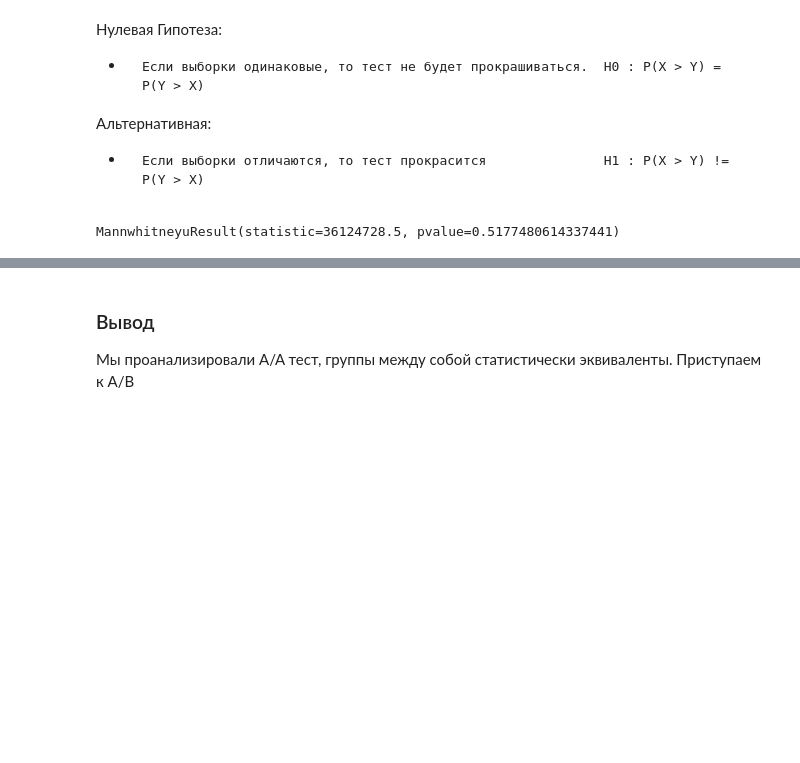
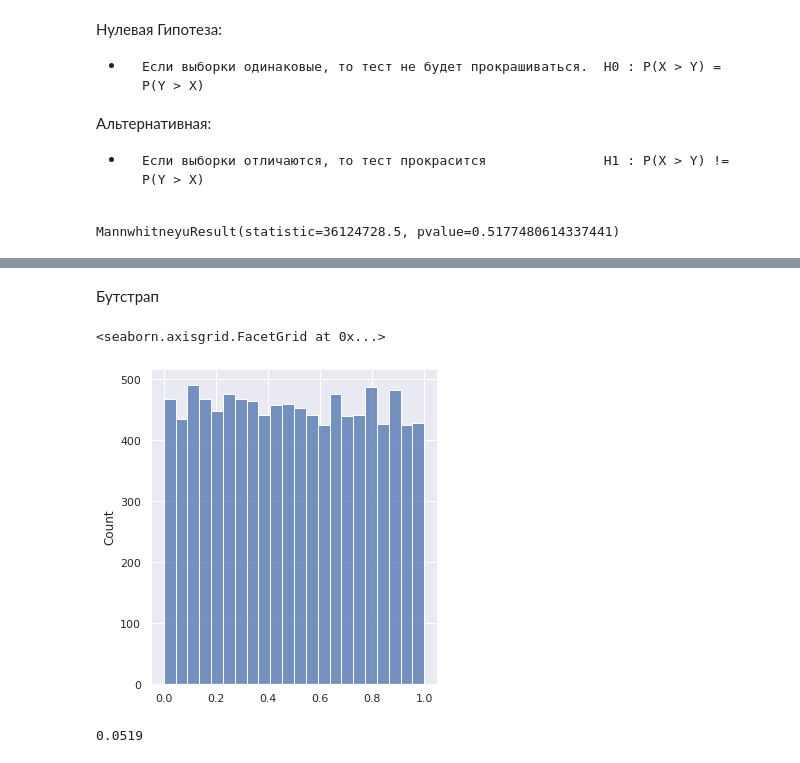
Before and after one commit to BorisloveeeeZ/analyst_cycle, a Jupyter notebook: A_B.ipynb, the cells around one changed output, grey strips where cells are left out. Saved outputs shown, nothing was run; the diff lists cells and outputs as text; code cells hidden in the pictures; blank space fills up the shorter version.

```diff
--- a/A_B.ipynb
+++ b/A_B.ipynb
@@ -166,3 +166,23 @@ B 49.37 % случаев A > B
-# %% [markdown]
-### Вывод
-Мы проанализировали A/A тест, группы между собой статистически эквиваленты. Приступаем к A/B
+# %% [markdown]
+Бутстрап
+# %%
+group_A = df[df['exp_group'] == 2]
+group_B = df[df['exp_group'] == 3]
+group_A_frac = 500 / len(group_A)
+group_B_frac = 500 / len(group_B)
+# %%
+pval = []
+for i in range(10000):
+    _, p_value = stats.ttest_ind(group_A.ctr.sample(frac = group_A_frac, replace = True),
+                              group_B.ctr.sample(frac = group_B_frac, replace = True),
+                              equal_var = False)
+    pval.append(p_value)
+# %%
+ sns.displot(pval)
+# %% [output]
+<seaborn.axisgrid.FacetGrid at 0x...>
+[figure, added]
+# %%
+ sum(np.array(pval) < 0.05) / 10_000
+# %% [output]
+0.0519
```
Also changed, not shown: parts of 20 cells of this notebook.
